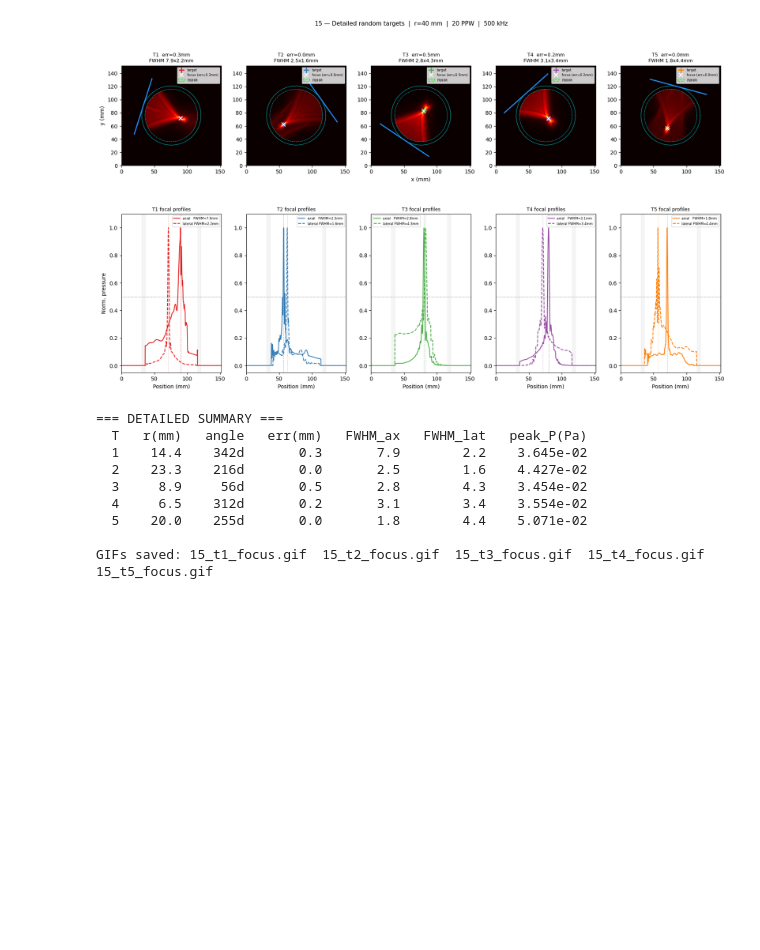
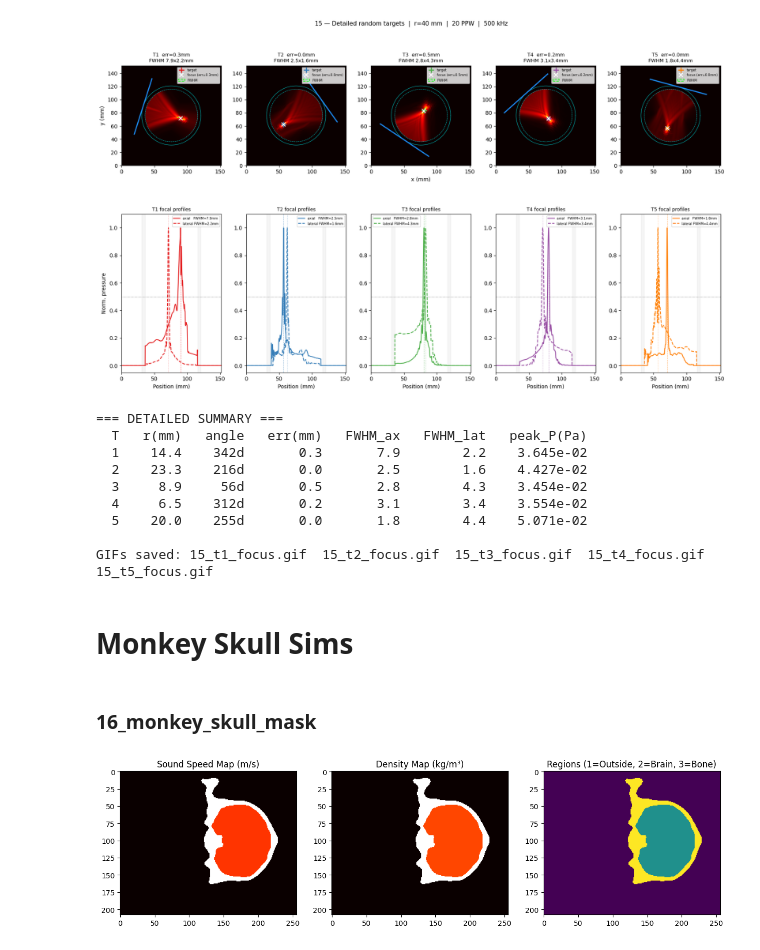
Before and after one commit to BenGitai/Brain-Ultrasound-Code-Pesaran-, a Jupyter notebook: CombinedKwaveTests.ipynb, the cells around one changed output. Drawn from its saved outputs; the diff is of its cells as text; code cells hidden in the pictures; blank space fills up the shorter version.

Commit message:
First working monkey skull test

```diff
--- a/CombinedKwaveTests.ipynb
+++ b/CombinedKwaveTests.ipynb
@@ -3145,3 +3145,81 @@ Nt=4828  dt=1.53e-08 s  dx=0.148 mm (20 PPW)
   5    20.0    255d       0.0       1.8        4.4    5.071e-02
 
 GIFs saved: 15_t1_focus.gif  15_t2_focus.gif  15_t3_focus.gif  15_t4_focus.gif  15_t5_focus.gif
+# %% [markdown]
+# Monkey Skull Sims
+# %% [markdown]
+### 16_monkey_skull_mask
+# %%
+# ==========================================
+# CELL 16: GENERATE BRAIN AND EXTERNAL MASKS
+# ==========================================
+
+# 1. Load the 2D bone mask you saved from the interactive tool
+# Change this path if your working directory is different
+data_dir = Path(r"C:\Users\bengi\Documents\Pesaran Lab")
+bone_mask = np.load(data_dir / "bone_mask_2d.npy").astype(bool)
+
+# 2. Delineate the regions
+# Fill the bone ring to get the entire head (bone + brain)
+head_mask = binary_fill_holes(bone_mask)
+
+# Brain is inside the head, but isn't bone
+brain_mask = head_mask & ~bone_mask
+
+# Outside (Air/Water) is everything not in the head mask
+outside_mask = ~head_mask
+
+# 3. Define Acoustic Properties (c: m/s, rho: kg/m³, alpha: Np/MHz/m)
+props = {
+    'bone':  {'c': 3100.0, 'rho': 2200.0, 'alpha': 21.5},
+    'brain': {'c': 1560.0, 'rho': 1040.0, 'alpha': 6.9},   # Standard soft tissue
+    'air':   {'c': 343.0,  'rho': 1.2,    'alpha': 0.0},   # Warning: highly reflective, requires small dt
+    'water': {'c': 1482.0, 'rho': 1000.0, 'alpha': 3.48e-4}
+}
+
+# Toggle this depending on whether you want air or water outside!
+OUTSIDE_ENV = 'air'
+
+# 4. Build the comprehensive maps
+c_map     = np.zeros_like(bone_mask, dtype=np.float32)
+rho_map   = np.zeros_like(bone_mask, dtype=np.float32)
+alpha_map = np.zeros_like(bone_mask, dtype=np.float32)
+
+# Apply Outside
+c_map[outside_mask]     = props[OUTSIDE_ENV]['c']
+rho_map[outside_mask]   = props[OUTSIDE_ENV]['rho']
+alpha_map[outside_mask] = props[OUTSIDE_ENV]['alpha']
+
+# Apply Brain
+c_map[brain_mask]     = props['brain']['c']
+rho_map[brain_mask]   = props['brain']['rho']
+alpha_map[brain_mask] = props['brain']['alpha']
+
+# Apply Bone
+c_map[bone_mask]     = props['bone']['c']
+rho_map[bone_mask]   = props['bone']['rho']
+alpha_map[bone_mask] = props['bone']['alpha']
+
+# 5. Save the full maps for k-Wave
+np.save(data_dir / "c_map_full.npy", c_map)
+np.save(data_dir / "rho_map_full.npy", rho_map)
+np.save(data_dir / "alpha_map_full.npy", alpha_map)
+
+# 6. Quick visualization to verify
+fig, ax = plt.subplots(1, 3, figsize=(15, 5))
+ax[0].imshow(c_map, cmap='hot')
+ax[0].set_title('Sound Speed Map (m/s)')
+ax[1].imshow(rho_map, cmap='hot')
+ax[1].set_title('Density Map (kg/m³)')
+
+# Combine masks into a color-coded image for easy viewing
+display_mask = np.zeros(bone_mask.shape)
+display_mask[outside_mask] = 1 # Air = 1
+display_mask[brain_mask] = 2   # Brain = 2
+display_mask[bone_mask] = 3    # Bone = 3
+
+ax[2].imshow(display_mask, cmap='viridis')
+ax[2].set_title('Regions (1=Outside, 2=Brain, 3=Bone)')
+plt.show()
+# %% [output]
+[figure, added]
```
Also changed, not shown: parts of 3 cells of this notebook, 2 other files.
